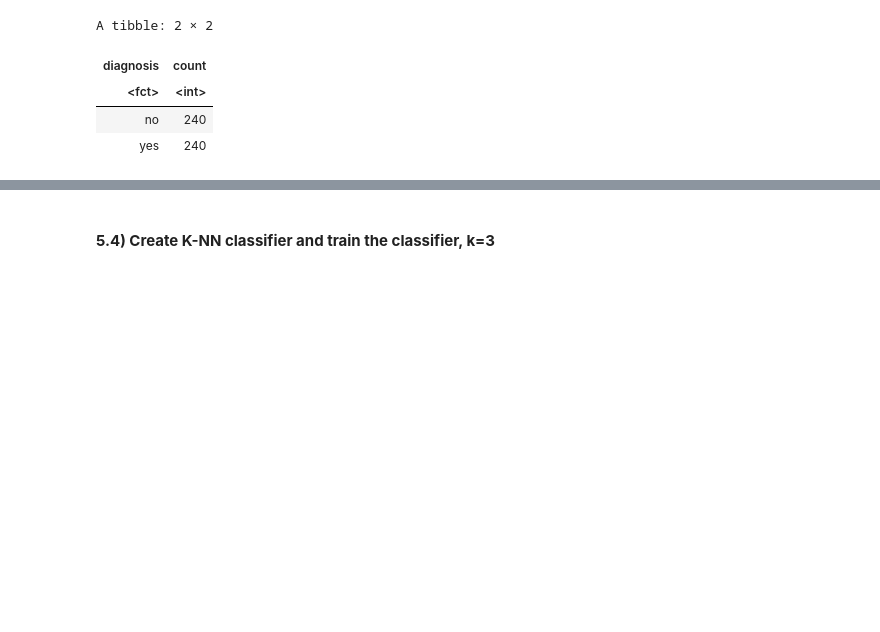
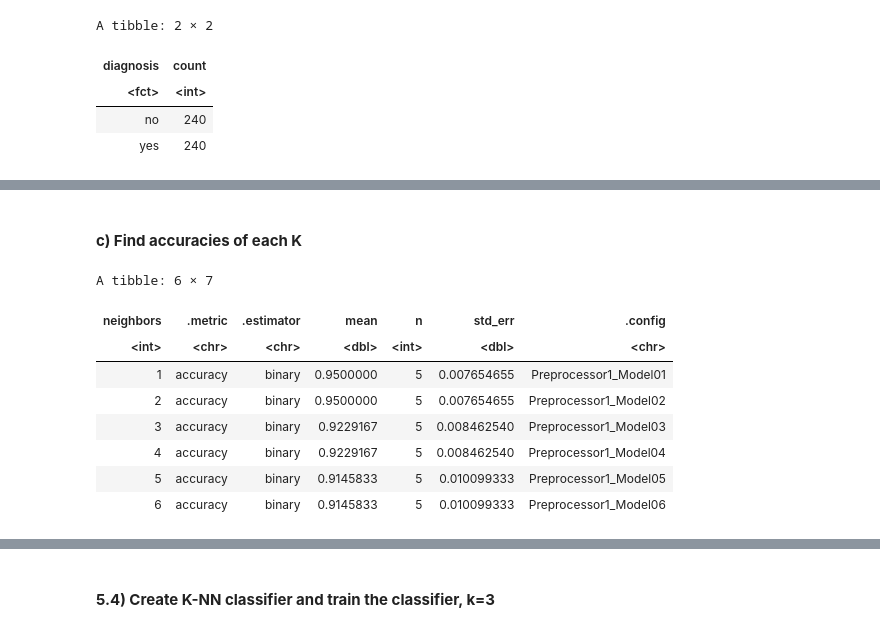
Before and after one commit to wmma2/group_18_project, a Jupyter notebook: Final_report.ipynb, the cells around one changed output, grey strips where cells are left out. Cells and saved outputs as stored; diff of their text form; code cells hidden in the pictures; blank space fills up the shorter version.

```diff
--- a/Final_report.ipynb
+++ b/Final_report.ipynb
@@ -302 +290,6 @@ diabetes_even_plot
+# %%
+# Standardize the mean and SD of predictors
+diabetes_recipe <- recipe(diagnosis ~., data = diabetes_even_train) |>
+  step_scale(all_predictors()) |>
+  step_center(all_predictors())
 # %% [markdown]
@@ -305,3 +299,3 @@ diabetes_even_plot
 # %%
 set.seed(2023)
-diabetes_vfold <- vfold_cv(diabetes_even_train, v = 10, strata = diagnosis)
+diabetes_vfold <- vfold_cv(diabetes_even_train, v = 5, strata = diagnosis)
@@ -361 +319,29 @@ accuracies
+# %% [markdown]
+#### **c) Find accuracies of each K**
+# %%
+#Create tibble with 1-25 K's
+k_vals <- tibble(neighbors = seq(from = 1, to = 25))
+
+#Apply this into a workflow
+knn_results <- workflow() |>
+  add_recipe(diabetes_recipe) |>
+  add_model(knn_spec_tune) |>
+  tune_grid(resamples = diabetes_vfold, grid = k_vals) |>
+  collect_metrics()
+
+#Gather results from tuned K
+accuracies <- knn_results |>
+  filter(.metric == "accuracy")
+
+head(accuracies)
+# %% [output]
+A tibble: 6 × 7
+| neighbors | .metric | .estimator | mean | n | std_err | .config |
+| <int> | <chr> | <chr> | <dbl> | <int> | <dbl> | <chr> |
+| 1 | accuracy | binary | 0.9500000 | 5 | 0.007654655 | Preprocessor1_Model01 |
+| 2 | accuracy | binary | 0.9500000 | 5 | 0.007654655 | Preprocessor1_Model02 |
+| 3 | accuracy | binary | 0.9229167 | 5 | 0.008462540 | Preprocessor1_Model03 |
+| 4 | accuracy | binary | 0.9229167 | 5 | 0.008462540 | Preprocessor1_Model04 |
+| 5 | accuracy | binary | 0.9145833 | 5 | 0.010099333 | Preprocessor1_Model05 |
+| 6 | accuracy | binary | 0.9145833 | 5 | 0.010099333 | Preprocessor1_Model06 |
 # %% [markdown]
```
Also changed, not shown: parts of 38 cells of this notebook.
